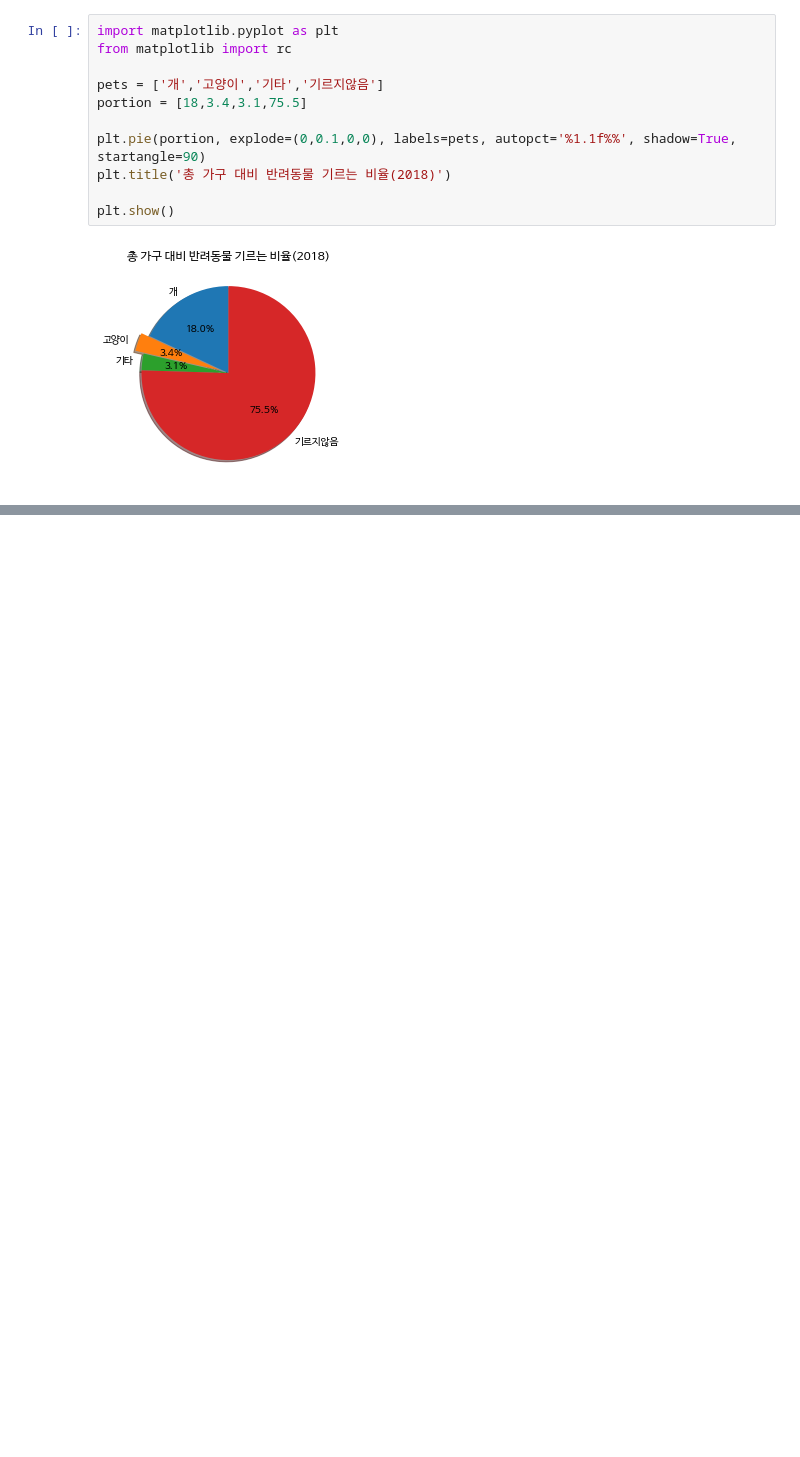
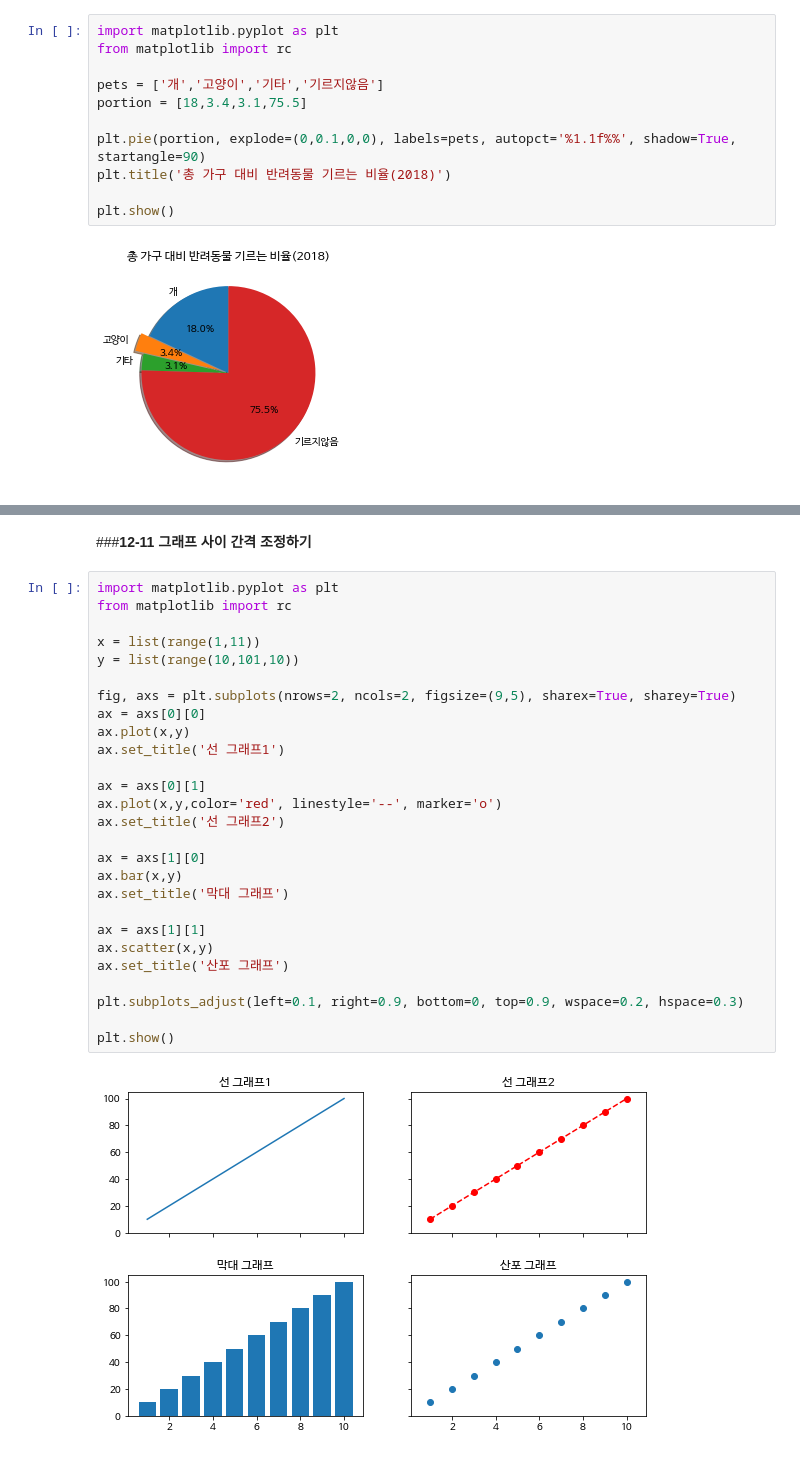
Before and after one commit to sdw1621/python_exercise, a Jupyter notebook: 예제_중심_파이썬_입문_CH12.ipynb, the cells around one changed output, grey strips where cells are left out. Saved outputs shown, nothing was run; the diff lists cells and outputs as text; blank space fills up the shorter version.

```diff
--- a/예제_중심_파이썬_입문_CH12.ipynb
+++ b/예제_중심_파이썬_입문_CH12.ipynb
@@ -180,0 +205,31 @@ plt.show()
+# %% [markdown]
+###**12-11 그래프 사이 간격 조정하기**
+# %%
+import matplotlib.pyplot as plt
+from matplotlib import rc
+
+x = list(range(1,11))
+y = list(range(10,101,10))
+
+fig, axs = plt.subplots(nrows=2, ncols=2, figsize=(9,5), sharex=True, sharey=True)
+ax = axs[0][0]
+ax.plot(x,y)
+ax.set_title('선 그래프1')
+
+ax = axs[0][1]
+ax.plot(x,y,color='red', linestyle='--', marker='o')
+ax.set_title('선 그래프2')
+
+ax = axs[1][0]
+ax.bar(x,y)
+ax.set_title('막대 그래프')
+
+ax = axs[1][1]
+ax.scatter(x,y)
+ax.set_title('산포 그래프')
+
+plt.subplots_adjust(left=0.1, right=0.9, bottom=0, top=0.9, wspace=0.2, hspace=0.3)
+
+plt.show()
+# %% [output]
+[figure, added]
```
Also changed, not shown: parts of 2 cells of this notebook.
